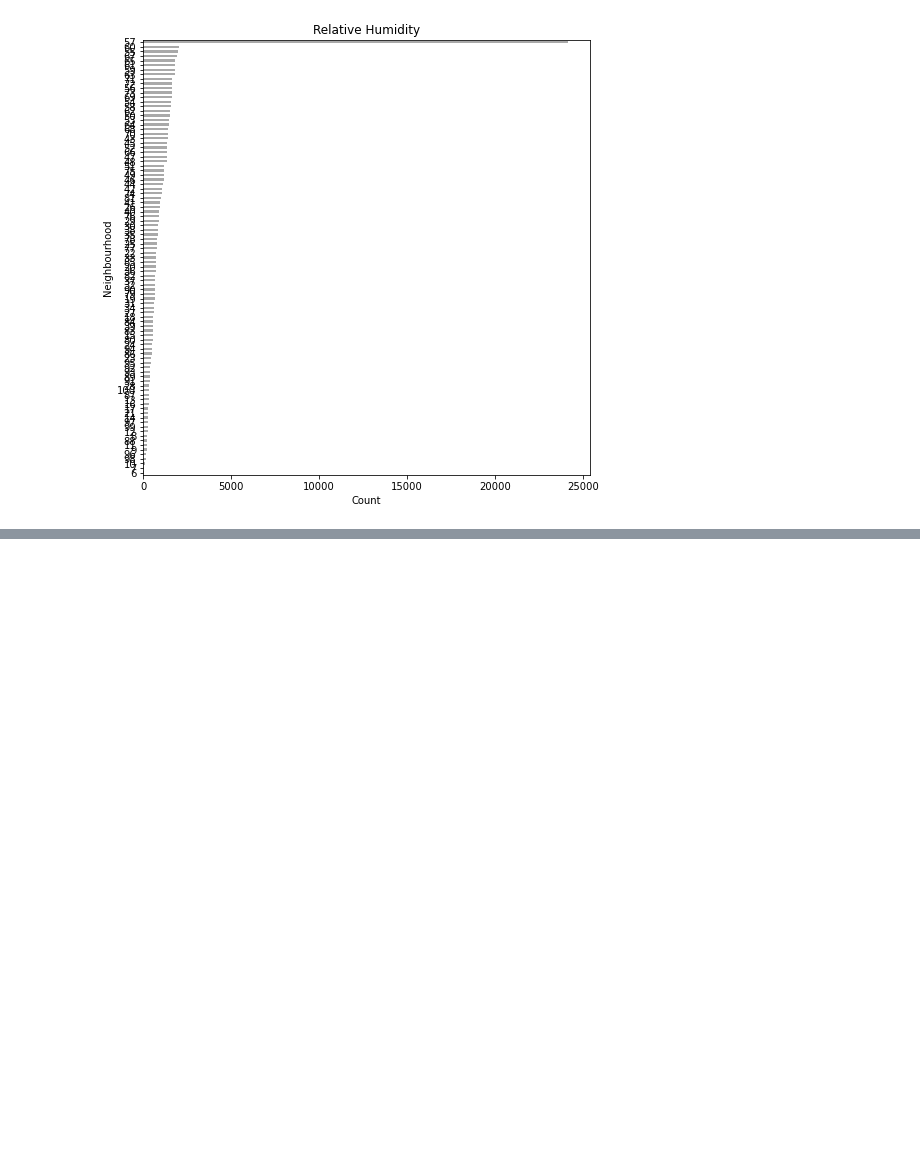
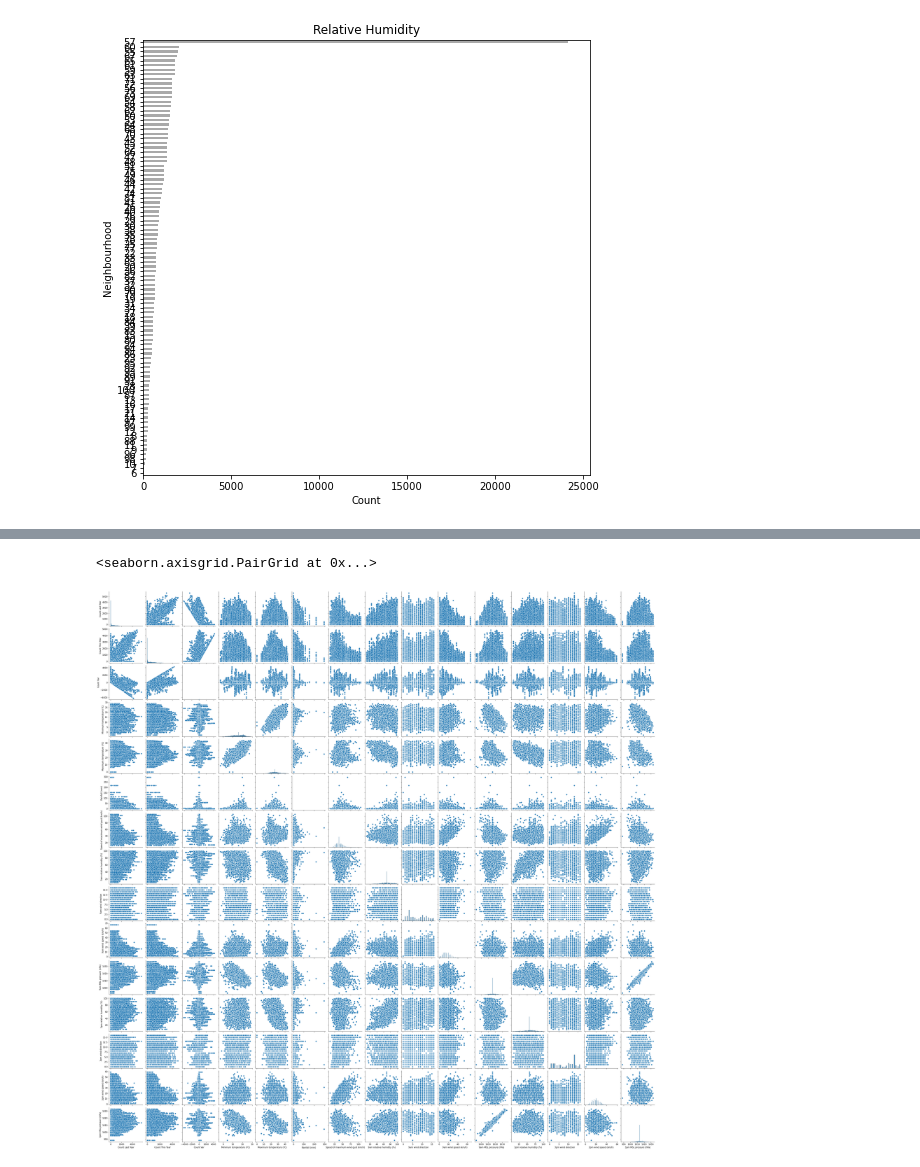
Before and after one commit to joshjovanov/BUSA3021-Final, a Jupyter notebook: Stockland.ipynb, the cells around one changed output, grey strips where cells are left out. Cells and saved outputs as stored; diff of their text form; code cells hidden in the pictures; blank space fills up the shorter version.

```diff
--- a/Stockland.ipynb
+++ b/Stockland.ipynb
@@ -57,7 +58,7 @@ plt.xlabel('Count')
 Text(0.5, 0, 'Count')
 [figure]
 # %%
-x1 = df['Count Last Year', 'Count This Year', 'Count Var', 'Minimum temperature (?C)', 'Maximum temperature (?C)', 'Rainfall (mm)', 'Speed of maximum wind gust (km/h)', '9am relative humidity (%)', '9am wind direction', '9am wind speed (km/h)', '9am MSL pressure (hPa)', '3pm relative humidity (%)', '3pm wind direction', '3pm wind speed (km/h)', '3pm MSL pressure (hPa)']
+x1 = df[["Count Last Year", "Count This Year", "Count Var", "Minimum temperature (?C)", "Maximum temperature (?C)", "Rainfall (mm)", "Speed of maximum wind gust (km/h)", "9am relative humidity (%)", "9am wind direction", "9am wind speed (km/h)", "9am MSL pressure (hPa)", "3pm relative humidity (%)", "3pm wind direction", "3pm wind speed (km/h)", "3pm MSL pressure (hPa)"]]
 
 
 #sns.heatmap(x1)
@@ -85,0 +105,5 @@ memory usage: 20.8+ MB
+# %%
+sns.pairplot(x1)
+# %% [output]
+<seaborn.axisgrid.PairGrid at 0x...>
+[figure, added]
```
Also changed, not shown: parts of 10 cells of this notebook.
